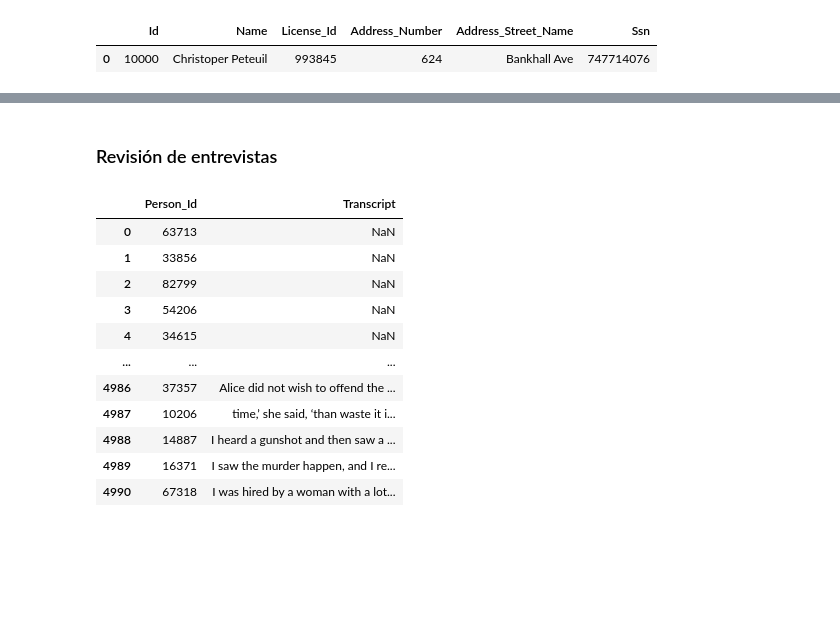
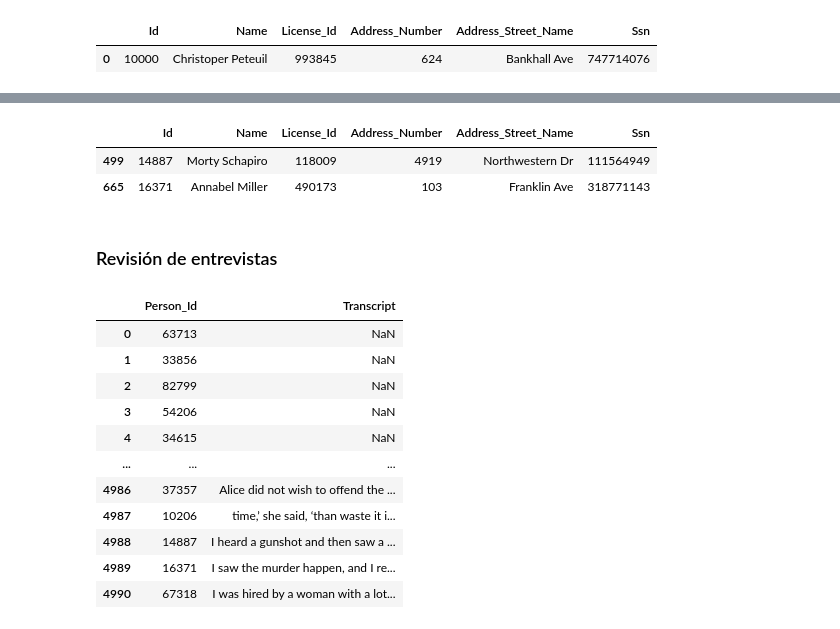
Before and after one commit to GRP-777/Pandas-Murder-Mystery, a Jupyter notebook: SUP_2_SolvingMurderMystery.ipynb, the cells around one changed output, grey strips where cells are left out. Saved outputs shown, nothing was run; the diff lists cells and outputs as text; code cells hidden in the pictures; blank space fills up the shorter version.

```diff
--- a/SUP_2_SolvingMurderMystery.ipynb
+++ b/SUP_2_SolvingMurderMystery.ipynb
@@ -88,3 +116,9 @@ Northwestern_Dr['Address_Number'].max()
+# %%
+testigos_crimen
+# %% [output]
+|  | Id | Name | License_Id | Address_Number | Address_Street_Name | Ssn |
+| 499 | 14887 | Morty Schapiro | 118009 | 4919 | Northwestern Dr | 111564949 |
+| 665 | 16371 | Annabel Miller | 490173 | 103 | Franklin Ave | 318771143 |
 # %% [markdown]
 ### Revisión de entrevistas
 # %%
```
Also changed, not shown: parts of 26 cells of this notebook.
